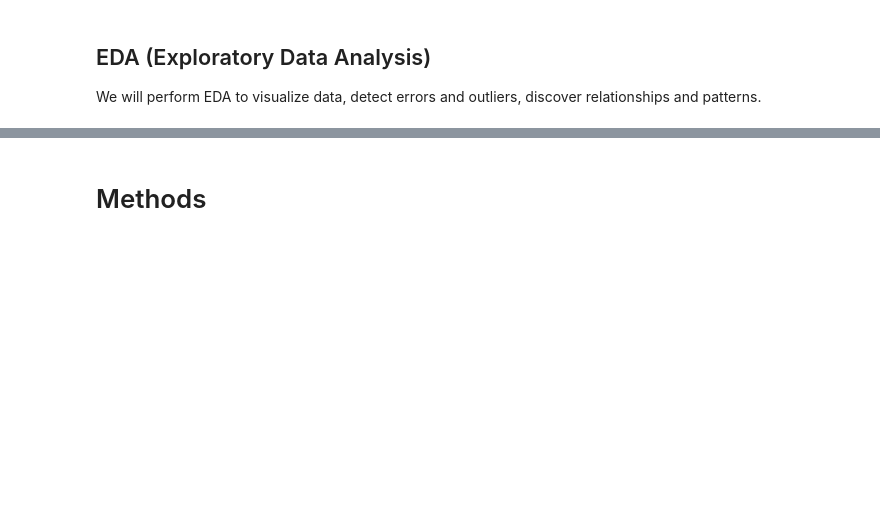
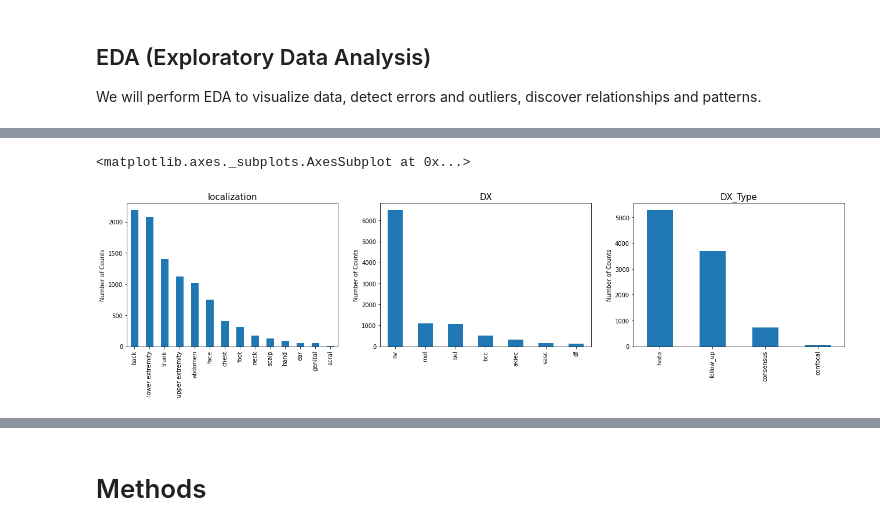
Before and after one commit to HuihuangLiu001/DSEI210-Final-Project--Skinjob, a Jupyter notebook: reports/Final_Report.ipynb, the cells around one changed output, grey strips where cells are left out. Cells and saved outputs as stored; diff of their text form; code cells hidden in the pictures; blank space fills up the shorter version.

```diff
--- a/reports/Final_Report.ipynb
+++ b/reports/Final_Report.ipynb
@@ -122,0 +177,21 @@ We will perform EDA to visualize data, detect errors and outliers, discover rela
+# %%
+plt.figure(figsize=(30,10))
+plt.subplot(2,4,1)
+plt.title("localization",fontsize=15)
+plt.ylabel("Number of Counts")
+plt.xticks(rotation=45)
+df['localization'].value_counts().plot.bar()
+
+plt.subplot(2,4,2)
+plt.title("DX",fontsize=15)
+plt.ylabel("Number of Counts")
+df['dx'].value_counts().plot.bar()
+
+plt.subplot(2,4,3)
+plt.title("DX_Type",fontsize=15)
+plt.ylabel("Number of Counts")
+plt.xticks(rotation=45)
+df['dx_type'].value_counts().plot.bar()
+# %% [output]
+<matplotlib.axes._subplots.AxesSubplot at 0x...>
+[figure, added]
```
Also changed, not shown: parts of 16 cells of this notebook.
